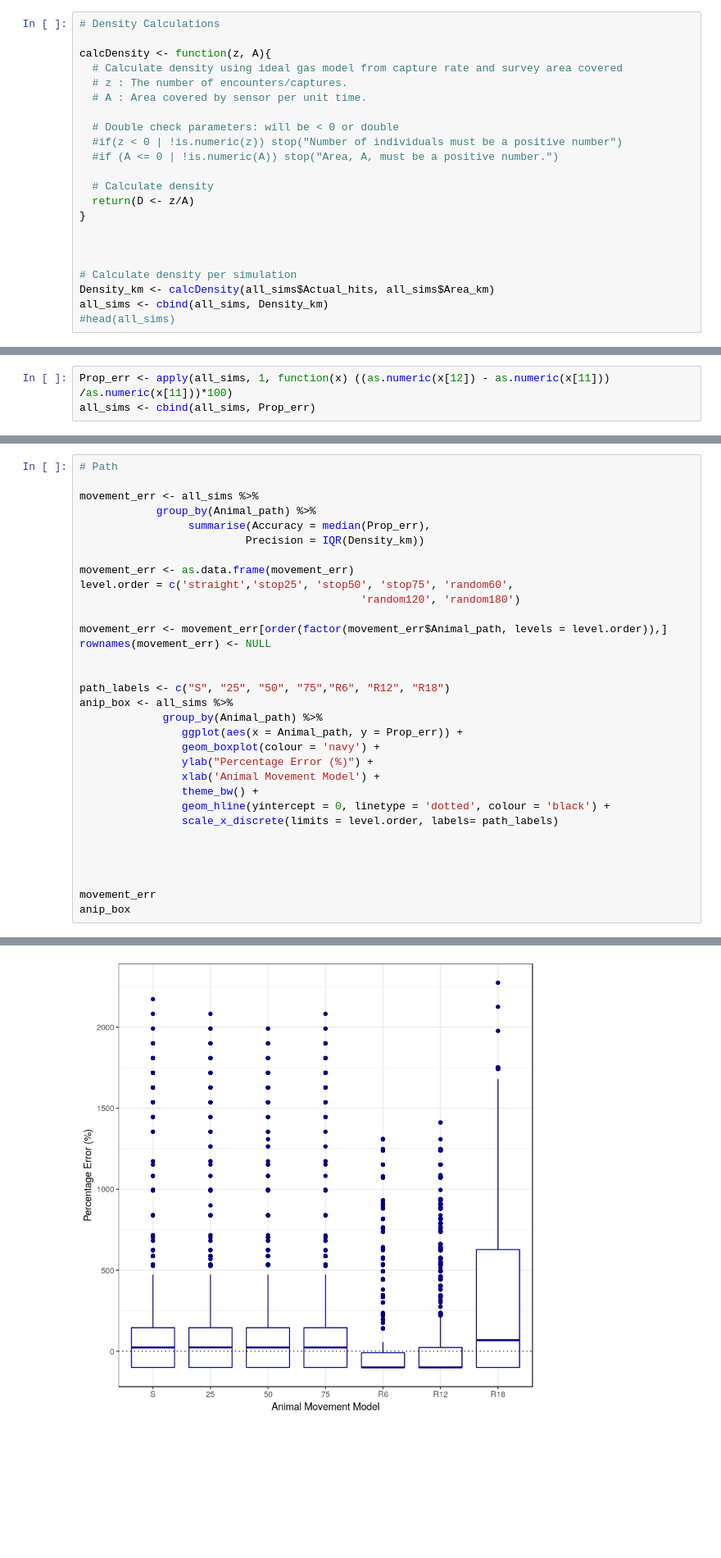
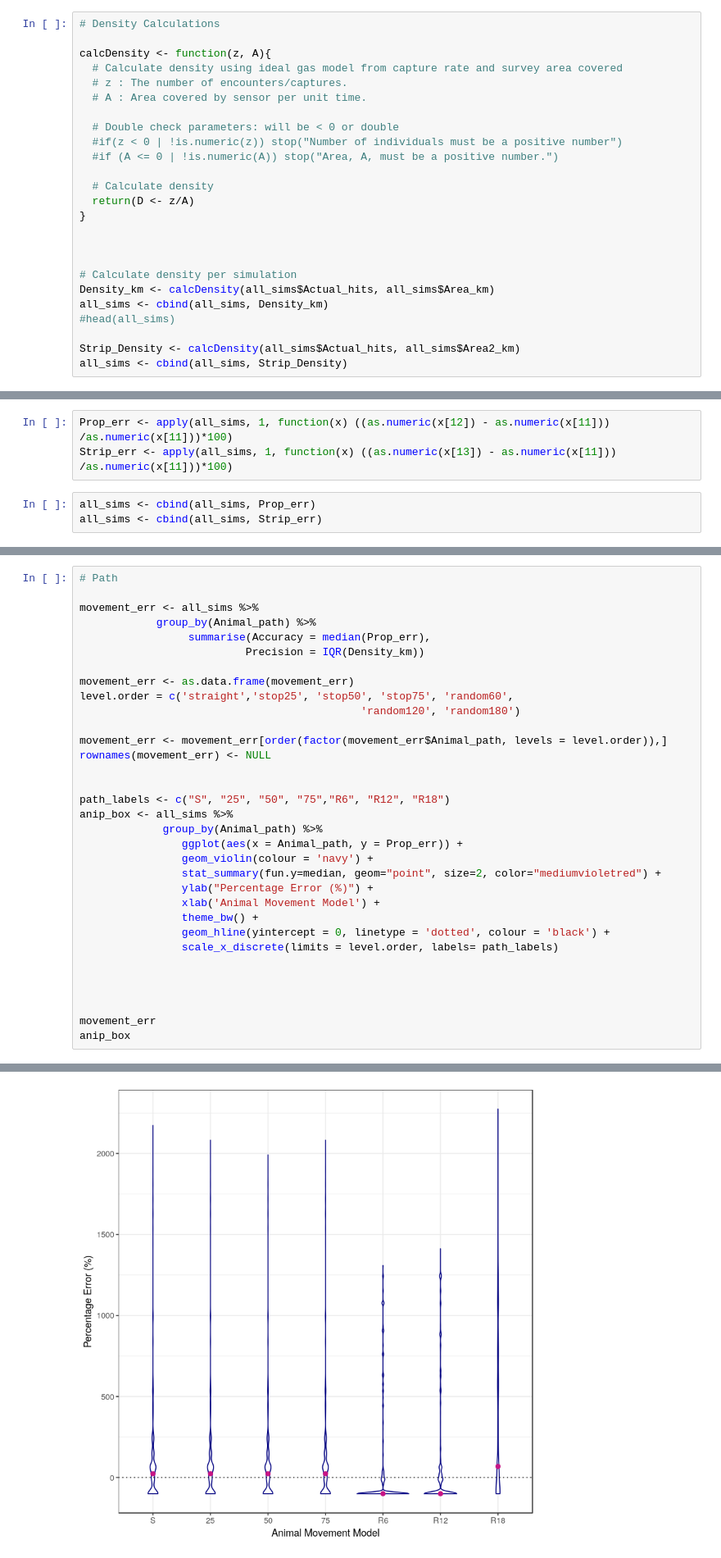
Before and after one commit to EvalImperialforces/CMEE_Thesis, a Jupyter notebook: Code/Revised_Simulation_Analysis.ipynb, the cells around one changed output, grey strips where cells are left out. Shown at 82% size. Drawn from its saved outputs; the diff is of its cells as text; blank space fills up the shorter version.

```diff
--- a/Code/Revised_Simulation_Analysis.ipynb
+++ b/Code/Revised_Simulation_Analysis.ipynb
@@ -207,6 +187,9 @@ calcDensity <- function(z, A){
 Density_km <- calcDensity(all_sims$Actual_hits, all_sims$Area_km)
 all_sims <- cbind(all_sims, Density_km)
 #head(all_sims)
+
+Strip_Density <- calcDensity(all_sims$Actual_hits, all_sims$Area2_km)
+all_sims <- cbind(all_sims, Strip_Density)
 # %%
 head(all_sims)
 # %% [output]
@@ -221,4 +204,7 @@ A data.table: 6 × 12
 | garmin | 1 | frigate | straight | figure8 | yes | 0 | 0 | 18.09928 | 17.75318 | ... |
 # %%
 Prop_err <- apply(all_sims, 1, function(x) ((as.numeric(x[12]) - as.numeric(x[11])) /as.numeric(x[11]))*100)
-all_sims <- cbind(all_sims, Prop_err)
+Strip_err <- apply(all_sims, 1, function(x) ((as.numeric(x[13]) - as.numeric(x[11])) /as.numeric(x[11]))*100)
+# %%
+all_sims <- cbind(all_sims, Prop_err)
+all_sims <- cbind(all_sims, Strip_err)
@@ -590,35 +588,36 @@ level.order = c('straight','stop25', 'stop50', 'stop75', 'random60',
 movement_err <- movement_err[order(factor(movement_err$Animal_path, levels = level.order)),]
 rownames(movement_err) <- NULL
 
 
 path_labels <- c("S", "25", "50", "75","R6", "R12", "R18")
 anip_box <- all_sims %>%
              group_by(Animal_path) %>%
                 ggplot(aes(x = Animal_path, y = Prop_err)) +
-                geom_boxplot(colour = 'navy') +
+                geom_violin(colour = 'navy') +
+                stat_summary(fun.y=median, geom="point", size=2, color="mediumvioletred") +
                 ylab("Percentage Error (%)") +
                 xlab('Animal Movement Model') +
                 theme_bw() +
                 geom_hline(yintercept = 0, linetype = 'dotted', colour = 'black') +
                 scale_x_discrete(limits = level.order, labels= path_labels)
 
 
 
 
 movement_err
 anip_box
 # %% [output]
 A data.frame: 7 × 3
 | Animal_path | Accuracy | Precision |
 | <chr> | <dbl> | <dbl> |
 | straight | 22.97075 | 0.09804721 |
 | stop25 | 23.24678 | 0.09804721 |
 | stop50 | 22.97075 | 0.09804721 |
 | stop75 | 22.97075 | 0.09804721 |
 | random60 | -100.00000 | 0.03616798 |
 | random120 | -100.00000 | 0.04929871 |
 | random180 | 68.35690 | 0.29096752 |
-[figure, old version]
+[figure, new version]
 # %%
 pdf(file = paste("../Results/anip_box.pdf"))
 print(anip_box)
```
Also changed, not shown: parts of 11 cells of this notebook, 1 other file.
